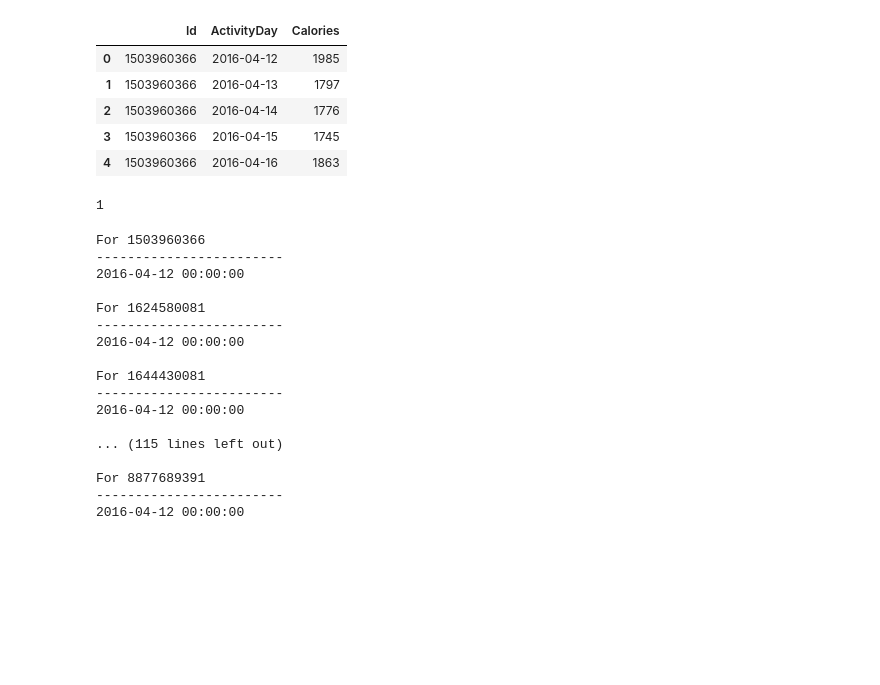
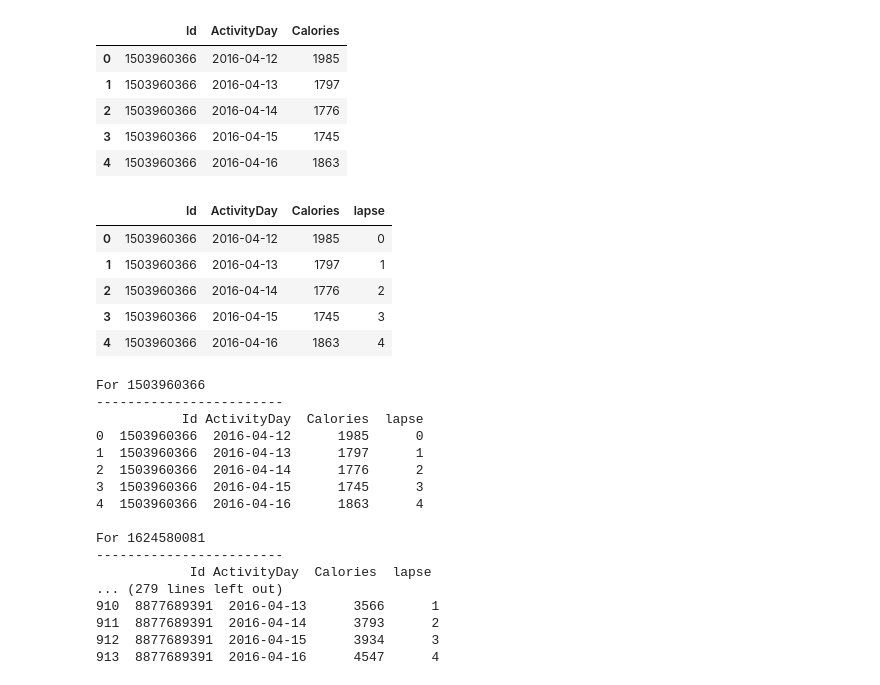
Before and after one commit to zifangu/BMI706_FinalProject, a Jupyter notebook: data_clean.ipynb, the cells around one changed output. Cells and saved outputs as stored; diff of their text form; code cells hidden in the pictures; blank space fills up the shorter version.

Commit message:
time-activity plot try

```diff
--- a/data_clean.ipynb
+++ b/data_clean.ipynb
@@ -137,11 +137,6 @@ df_c.head()
 | 2 | 1503960366 | 2016-04-14 | 1776 |
 | 3 | 1503960366 | 2016-04-15 | 1745 |
 | 4 | 1503960366 | 2016-04-16 | 1863 |
-# %%
-days = df_s["ActivityDay"]
-(days[1] - days[0]).days
-# %% [output]
-1
 # %%
 start_dates = {}
 for id, frame in df_c.sort_values(by="ActivityDay").groupby("Id"):
@@ -151,24 +144,34 @@ start_dates
+# %%
+df_c["lapse"] = [(row["ActivityDay"] - start_dates[row["Id"]]).days  for i, row in df_c.iterrows()]
+df_c.head()
+# %% [output]
+|  | Id | ActivityDay | Calories | lapse |
+| 0 | 1503960366 | 2016-04-12 | 1985 | 0 |
+| 1 | 1503960366 | 2016-04-13 | 1797 | 1 |
+| 2 | 1503960366 | 2016-04-14 | 1776 | 2 |
+| 3 | 1503960366 | 2016-04-15 | 1745 | 3 |
+| 4 | 1503960366 | 2016-04-16 | 1863 | 4 |
 # %%
 
 for id, frame in df_c.sort_values(by="ActivityDay").groupby("Id"):
     print(f"For {id}")
     print("------------------------")
-    print(frame.iloc[0]["ActivityDay"], end="\n\n")
+    print(frame.head(5), end="\n\n")
 # %% [output]
 For 1503960366
 ------------------------
-2016-04-12 00:00:00
+           Id ActivityDay  Calories  lapse
+0  1503960366  2016-04-12      1985      0
+1  1503960366  2016-04-13      1797      1
+2  1503960366  2016-04-14      1776      2
+3  1503960366  2016-04-15      1745      3
+4  1503960366  2016-04-16      1863      4
 
 For 1624580081
 ------------------------
-2016-04-12 00:00:00
-
-For 1644430081
-------------------------
-2016-04-12 00:00:00
-
-... (115 lines left out)
-
-For 8877689391
-------------------------
-2016-04-12 00:00:00
+            Id ActivityDay  Calories  lapse
+... (279 lines left out)
+910  8877689391  2016-04-13      3566      1
+911  8877689391  2016-04-14      3793      2
+912  8877689391  2016-04-15      3934      3
+913  8877689391  2016-04-16      4547      4
```
Also changed, not shown: parts of 2 cells of this notebook.
